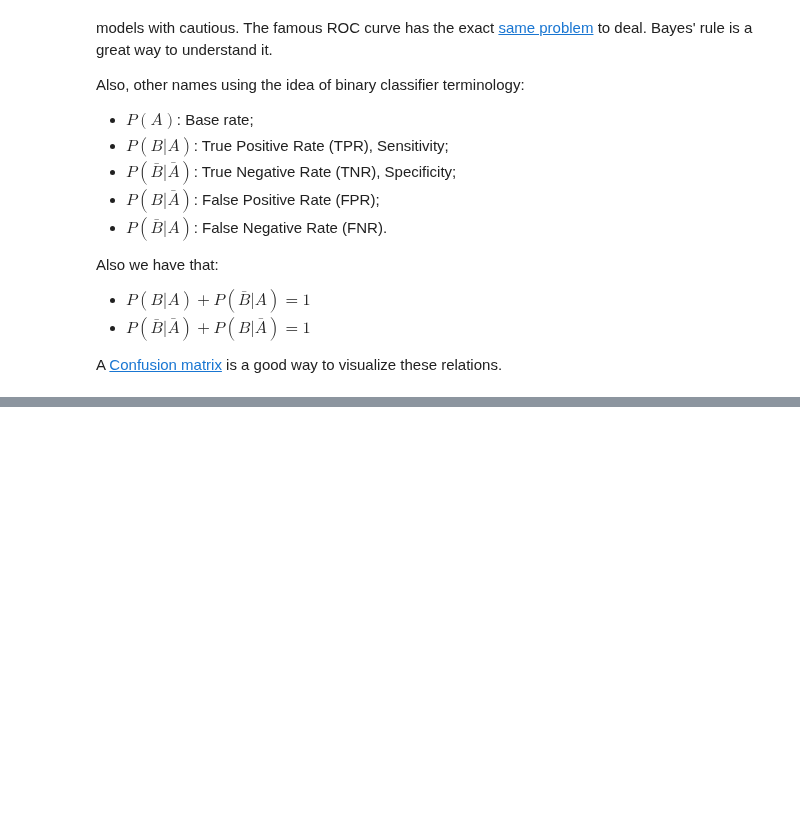
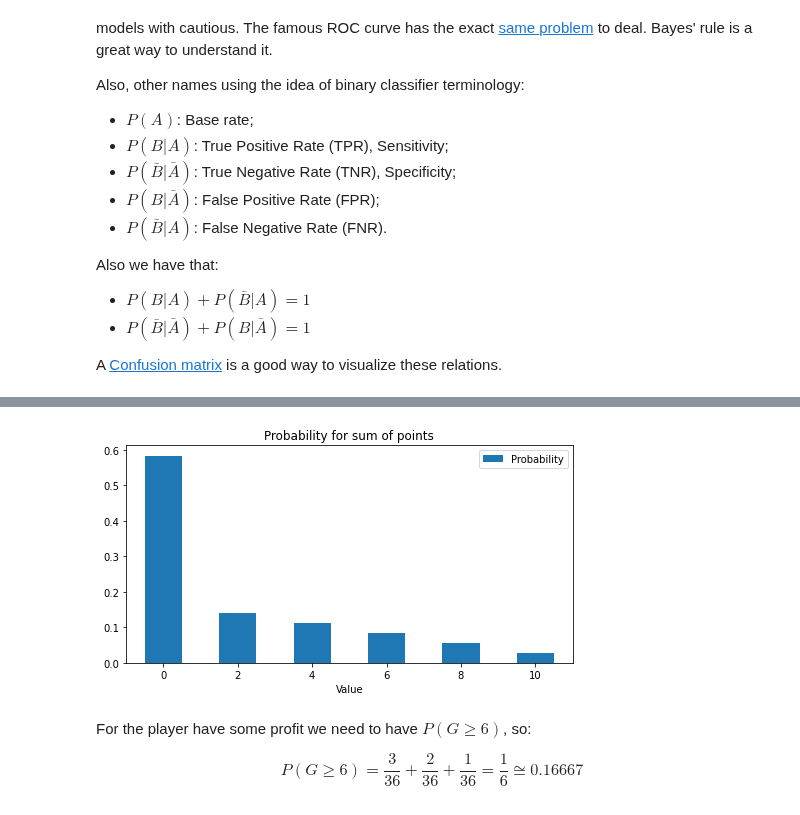
Before and after one commit to brenoslivio/Statistics-Python, a Jupyter notebook: 2-ProbabilityTheory/2_ProbabilityTheory.ipynb, the cells around one changed output, grey strips where cells are left out. Saved outputs shown, nothing was run; the diff lists cells and outputs as text; code cells hidden in the pictures; blank space fills up the shorter version.

```diff
--- a/2-ProbabilityTheory/2_ProbabilityTheory.ipynb
+++ b/2-ProbabilityTheory/2_ProbabilityTheory.ipynb
@@ -370,0 +537,18 @@ A [Confusion matrix](https://en.wikipedia.org/wiki/Confusion_matrix) is a good w
+# %%
+x = [0, 2, 4, 6, 8, 10]
+prob = [21/36, 5/36, 4/36, 3/36, 2/36, 1/36]
+
+df = pd.DataFrame({'Value': x,'Probability': prob})
+
+df.plot.bar(x = 'Value', y = 'Probability', rot = 0, title = "Probability for sum of points")
+
+fig = plt.gcf()
+fig.set_size_inches(8, 4)
+
+plt.show(block=True)
+# %% [output]
+[figure, added]
+# %% [markdown]
+For the player have some profit we need to have $P(G \geq 6)$, so:
+
+$$P(G \geq 6) = \frac{3}{36} + \frac{2}{36} + \frac{1}{36} = \frac{1}{6} \cong 0.16667$$
```
Also changed, not shown: parts of 15 cells of this notebook.
